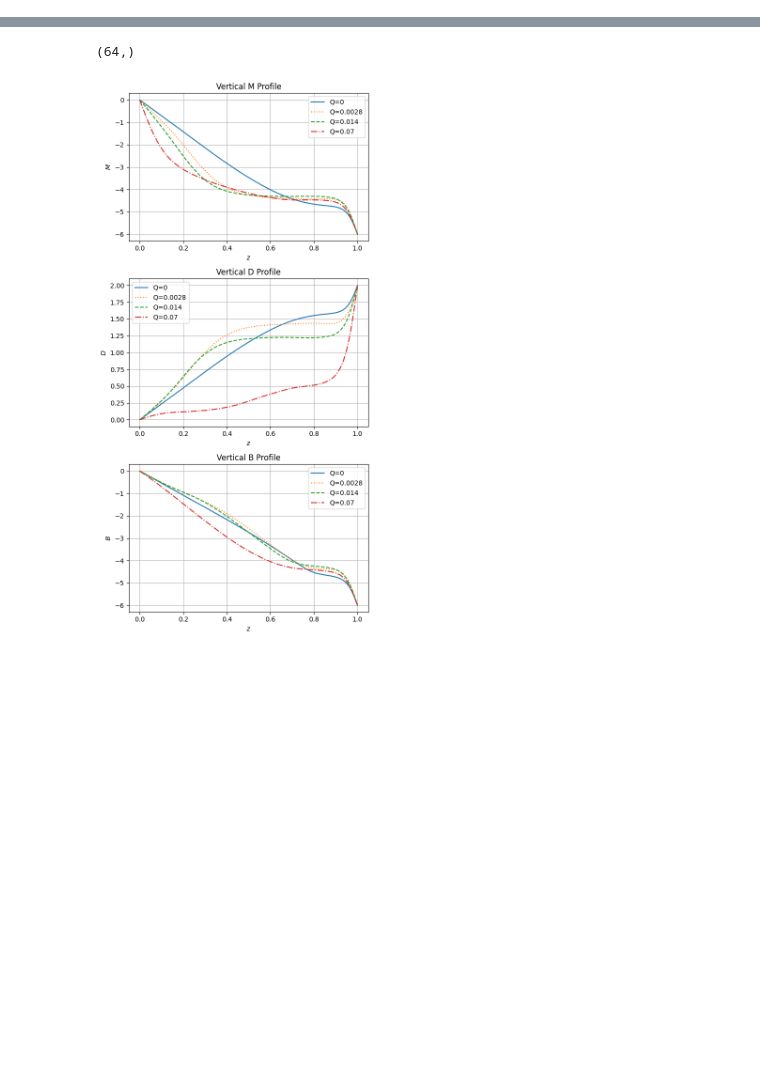
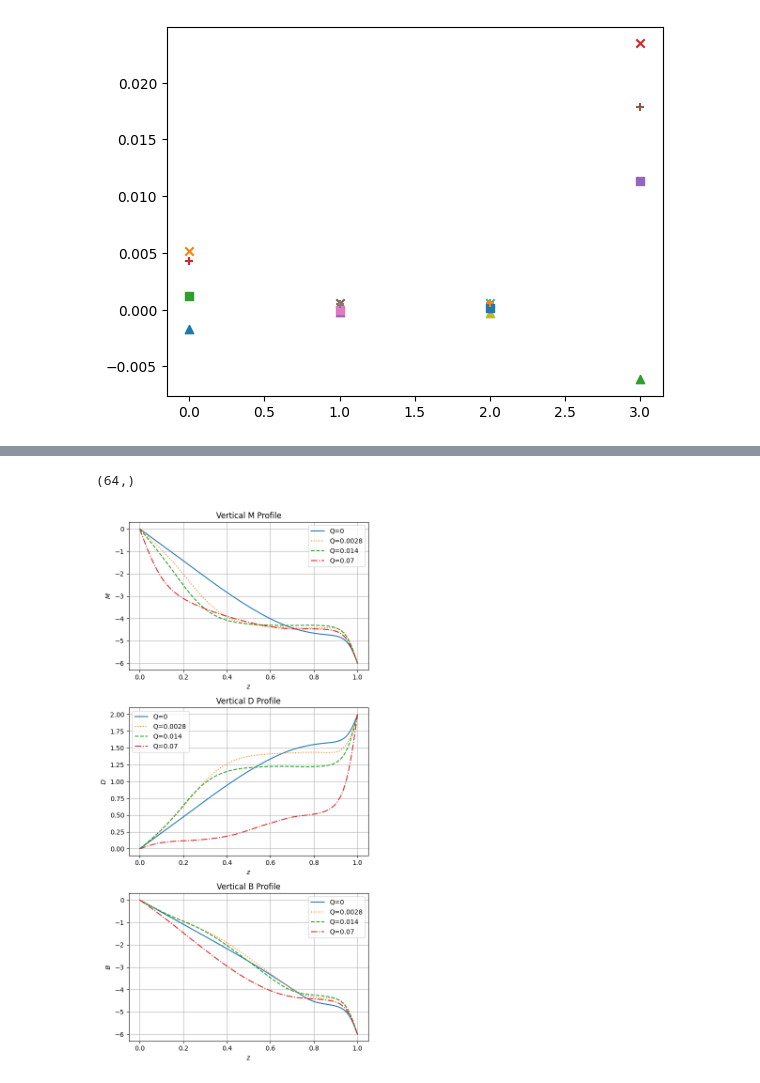
Before and after one commit to Nulctrl/Nulctrl1, a Jupyter notebook: MRBC Radiation/Multiple Radiation.ipynb, the cells around one changed output, grey strips where cells are left out. Cells and saved outputs as stored; diff of their text form; code cells hidden in the pictures; blank space fills up the shorter version.

```diff
--- a/MRBC Radiation/Multiple Radiation.ipynb
+++ b/MRBC Radiation/Multiple Radiation.ipynb
@@ -166,0 +208,57 @@ finally:
+# %%
+fix,ax=plt.subplots()
+files = sorted(glob.glob('snapshots0/*.h5'),key=lambda f: int(re.sub('\D', '', f)))
+
+with h5py.File(files[-1], mode='r') as file:
+    dflux= file['tasks']['dflux'][:]
+    mflux= file['tasks']['mflux'][:]
+    bflux= file['tasks']['bflux'][:]
+    wflux= file['tasks']['wflux'][:]
+    Nusselt= file['tasks']['Nusselt'][:]
+    ax.scatter(0,np.mean(dflux),marker="^")
+    ax.scatter(0,np.mean(mflux),marker="x")
+    ax.scatter(0,np.mean(bflux),marker="s")
+    ax.scatter(0,np.mean(wflux),marker="+")
+
+files = sorted(glob.glob('snapshots1/*.h5'),key=lambda f: int(re.sub('\D', '', f)))
+
+with h5py.File(files[-1], mode='r') as file:
+    dflux= file['tasks']['dflux'][:]
+    mflux= file['tasks']['mflux'][:]
+    bflux= file['tasks']['bflux'][:]
+    wflux= file['tasks']['wflux'][:]
+    Nusselt= file['tasks']['Nusselt'][:]
+    ax.scatter(1,np.mean(dflux),marker="^")
+    ax.scatter(1,np.mean(mflux),marker="x")
+    ax.scatter(1,np.mean(bflux),marker="s")
+    ax.scatter(1,np.mean(wflux),marker="+")
+
+files = sorted(glob.glob('snapshots2/*.h5'),key=lambda f: int(re.sub('\D', '', f)))
+
+with h5py.File(files[-1], mode='r') as file:
+    dflux= file['tasks']['dflux'][:]
+    mflux= file['tasks']['mflux'][:]
+    bflux= file['tasks']['bflux'][:]
+    wflux= file['tasks']['wflux'][:]
+    Nusselt= file['tasks']['Nusselt'][:]
+    ax.scatter(2,np.mean(dflux),marker="^")
+    ax.scatter(2,np.mean(mflux),marker="x")
+    ax.scatter(2,np.mean(bflux),marker="s")
+    ax.scatter(2,np.mean(wflux),marker="+")
+
+files = sorted(glob.glob('snapshots3/*.h5'),key=lambda f: int(re.sub('\D', '', f)))
+
+with h5py.File(files[-1], mode='r') as file:
+    dflux= file['tasks']['dflux'][:]
+    mflux= file['tasks']['mflux'][:]
+    bflux= file['tasks']['bflux'][:]
+    wflux= file['tasks']['wflux'][:]
+    Nusselt= file['tasks']['Nusselt'][:]
+    ax.scatter(3,np.mean(dflux),marker="^")
+    ax.scatter(3,np.mean(mflux),marker="x")
+    ax.scatter(3,np.mean(bflux),marker="s")
+    ax.scatter(3,np.mean(wflux),marker="+")
+
+plt.show()
+# %% [output]
+[figure, added]
```
Also changed, not shown: parts of 14 cells of this notebook.
